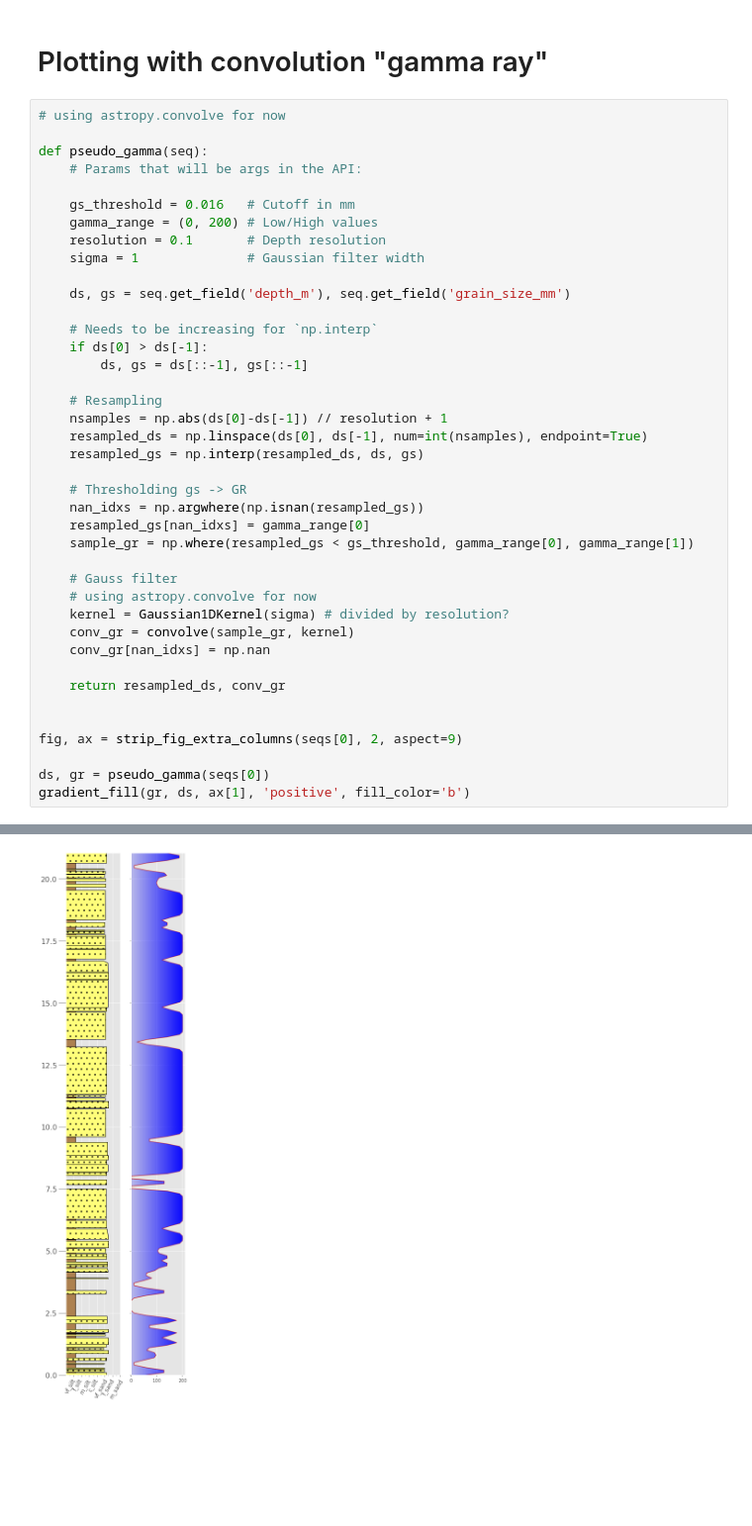
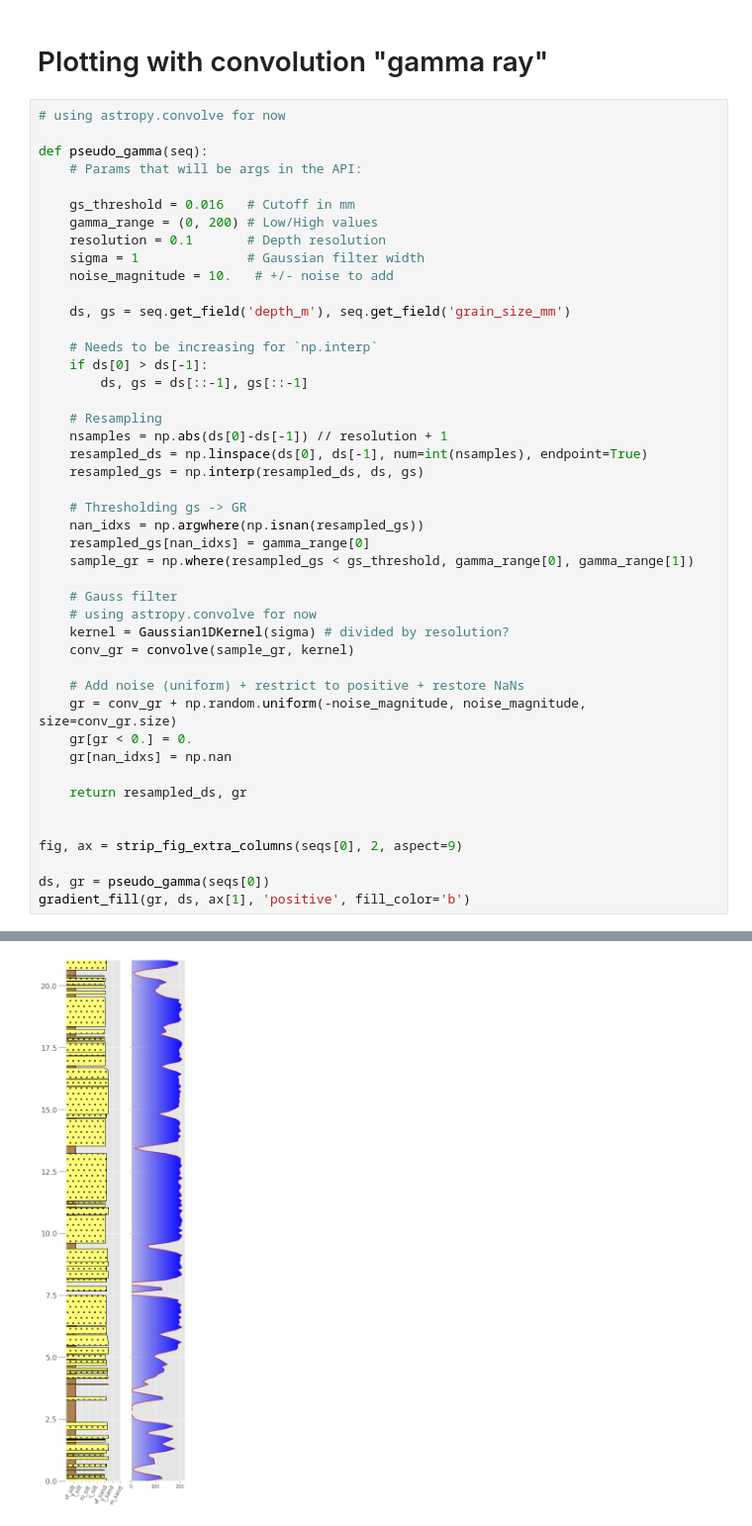
Before and after one commit to rgmyr/litholog, a Jupyter notebook: notebooks/working_demo.ipynb, the cells around one changed output, grey strips where cells are left out. Shown at 99% size. Cells and saved outputs as stored; diff of their text form; blank space fills up the shorter version.

Commit message:
add noise to pseudo gamma ray

```diff
--- a/notebooks/working_demo.ipynb
+++ b/notebooks/working_demo.ipynb
@@ -190,39 +190,44 @@ def pseudo_gamma(seq):
     gamma_range = (0, 200) # Low/High values
     resolution = 0.1       # Depth resolution
     sigma = 1              # Gaussian filter width
+    noise_magnitude = 10.   # +/- noise to add
 
     ds, gs = seq.get_field('depth_m'), seq.get_field('grain_size_mm')
 
     # Needs to be increasing for `np.interp`
     if ds[0] > ds[-1]:
         ds, gs = ds[::-1], gs[::-1]
 
     # Resampling
     nsamples = np.abs(ds[0]-ds[-1]) // resolution + 1
     resampled_ds = np.linspace(ds[0], ds[-1], num=int(nsamples), endpoint=True)
     resampled_gs = np.interp(resampled_ds, ds, gs)
 
     # Thresholding gs -> GR
     nan_idxs = np.argwhere(np.isnan(resampled_gs))
     resampled_gs[nan_idxs] = gamma_range[0]
     sample_gr = np.where(resampled_gs < gs_threshold, gamma_range[0], gamma_range[1])
 
     # Gauss filter
     # using astropy.convolve for now
     kernel = Gaussian1DKernel(sigma) # divided by resolution?
     conv_gr = convolve(sample_gr, kernel)
-    conv_gr[nan_idxs] = np.nan
 
-    return resampled_ds, conv_gr
+    # Add noise (uniform) + restrict to positive + restore NaNs
+    gr = conv_gr + np.random.uniform(-noise_magnitude, noise_magnitude, size=conv_gr.size)
+    gr[gr < 0.] = 0.
+    gr[nan_idxs] = np.nan
+
+    return resampled_ds, gr
 
 
 fig, ax = strip_fig_extra_columns(seqs[0], 2, aspect=9)
 
 ds, gr = pseudo_gamma(seqs[0])
 gradient_fill(gr, ds, ax[1], 'positive', fill_color='b')
 # %% [output]
 2.338050702353454 21.042456321181085
 Set_ylim:  [0.0, 21.042456321181106]
 (<matplotlib.lines.Line2D at 0x...>,
  <matplotlib.image.AxesImage at 0x...>)
-[figure, old version]
+[figure, new version]
```
